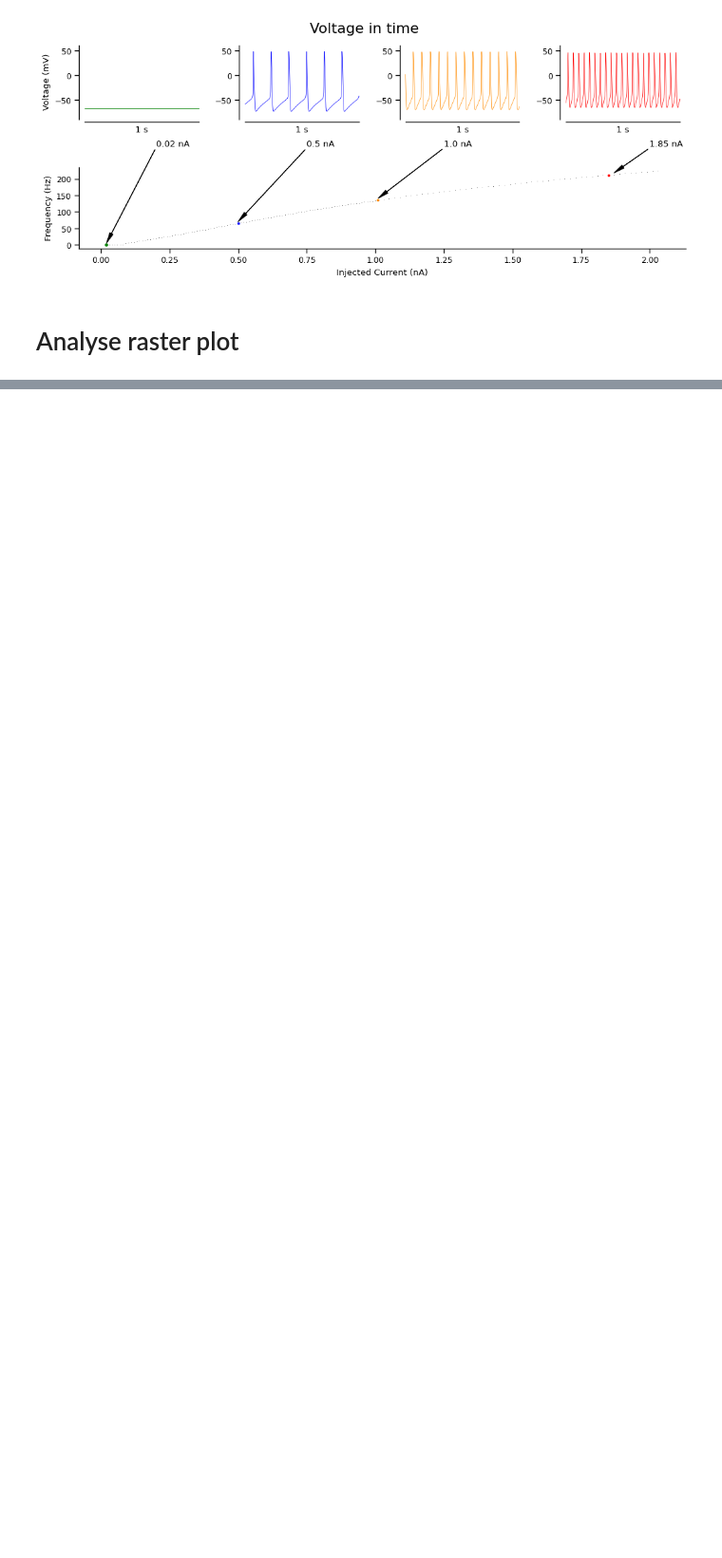
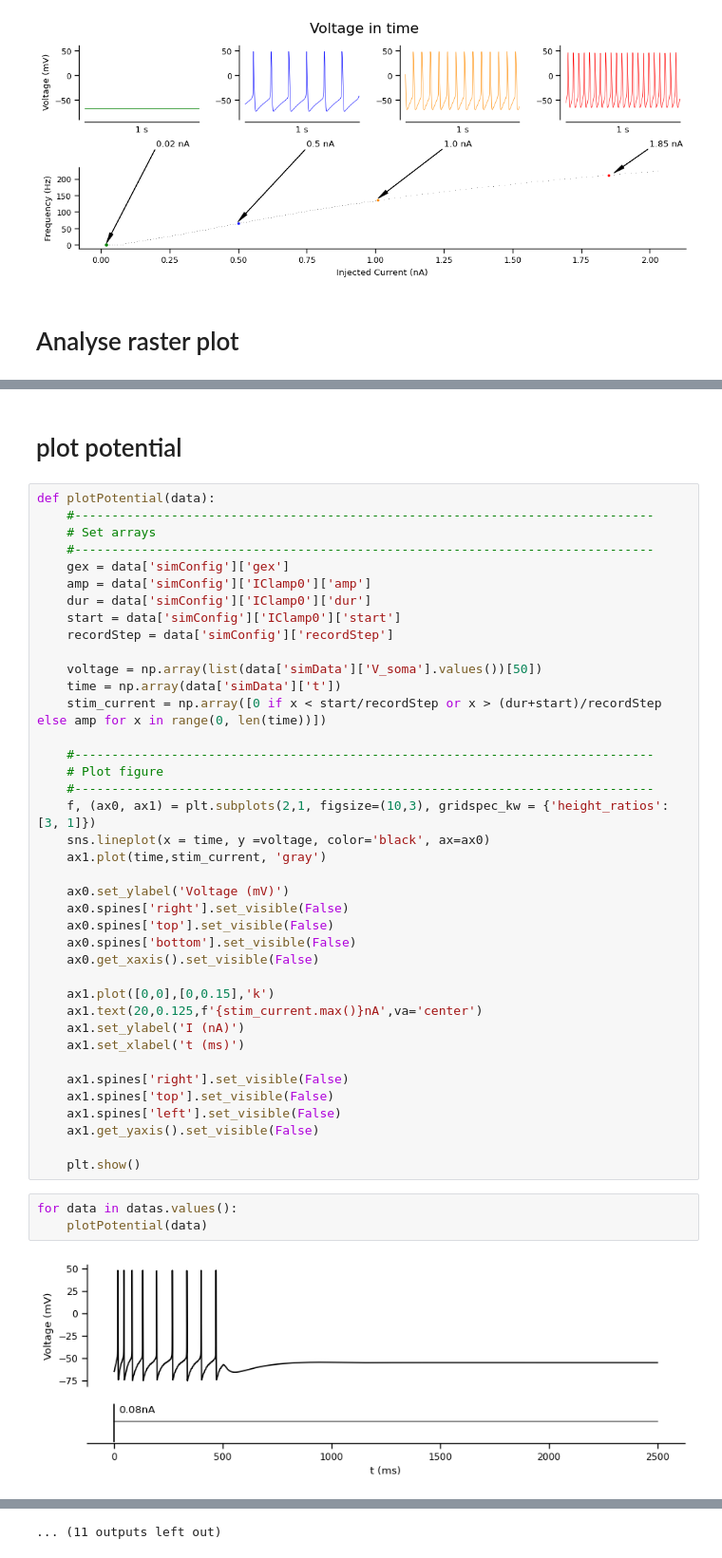
Before and after one commit to FernandoSBorges/chimeras, a Jupyter notebook: notebooks/load_data.ipynb, the cells around one changed output, grey strips where cells are left out. Shown at 95% size. Saved outputs shown, nothing was run; the diff lists cells and outputs as text; blank space fills up the shorter version.

```diff
--- a/notebooks/load_data.ipynb
+++ b/notebooks/load_data.ipynb
@@ -230,0 +269,46 @@ plt.ylim(0, 99)
+# %% [markdown]
+# plot potential
+# %%
+def plotPotential(data):
+    #------------------------------------------------------------------------------
+    # Set arrays
+    #------------------------------------------------------------------------------
+    gex = data['simConfig']['gex']
+    amp = data['simConfig']['IClamp0']['amp']
+    dur = data['simConfig']['IClamp0']['dur']
+    start = data['simConfig']['IClamp0']['start']
+    recordStep = data['simConfig']['recordStep']
+
+    voltage = np.array(list(data['simData']['V_soma'].values())[50])
+    time = np.array(data['simData']['t'])
+    stim_current = np.array([0 if x < start/recordStep or x > (dur+start)/recordStep else amp for x in range(0, len(time))])
+
+    #------------------------------------------------------------------------------
+    # Plot figure
+    #------------------------------------------------------------------------------
+    f, (ax0, ax1) = plt.subplots(2,1, figsize=(10,3), gridspec_kw = {'height_ratios':[3, 1]})
+    sns.lineplot(x = time, y =voltage, color='black', ax=ax0)
+    ax1.plot(time,stim_current, 'gray')
+
+    ax0.set_ylabel('Voltage (mV)')
+    ax0.spines['right'].set_visible(False)
+    ax0.spines['top'].set_visible(False)
+    ax0.spines['bottom'].set_visible(False)
+    ax0.get_xaxis().set_visible(False)
+
+    ax1.plot([0,0],[0,0.15],'k')
+    ax1.text(20,0.125,f'{stim_current.max()}nA',va='center')
+    ax1.set_ylabel('I (nA)')
+    ax1.set_xlabel('t (ms)')
+
+    ax1.spines['right'].set_visible(False)
+    ax1.spines['top'].set_visible(False)
+    ax1.spines['left'].set_visible(False)
+    ax1.get_yaxis().set_visible(False)
+
+    plt.show()
+# %%
+for data in datas.values():
+    plotPotential(data)
+# %% [output]
+[figure, added]
@@ -230,0 +326 @@ plt.ylim(0, 99)
+... (11 outputs left out)
```
Also changed, not shown: parts of 6 cells of this notebook, 3 other files.
